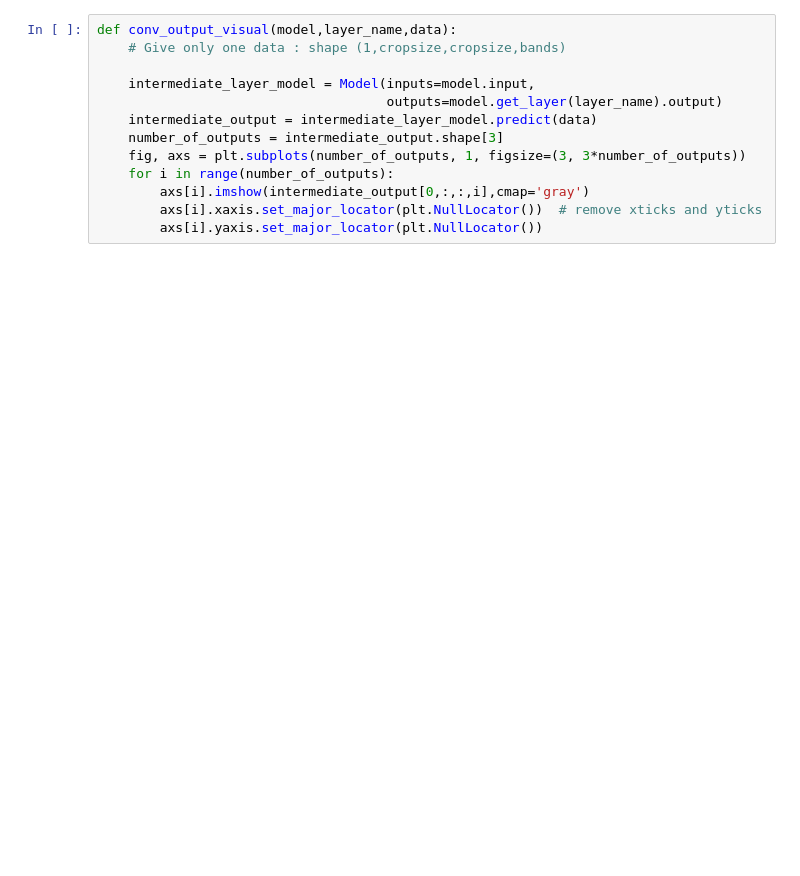
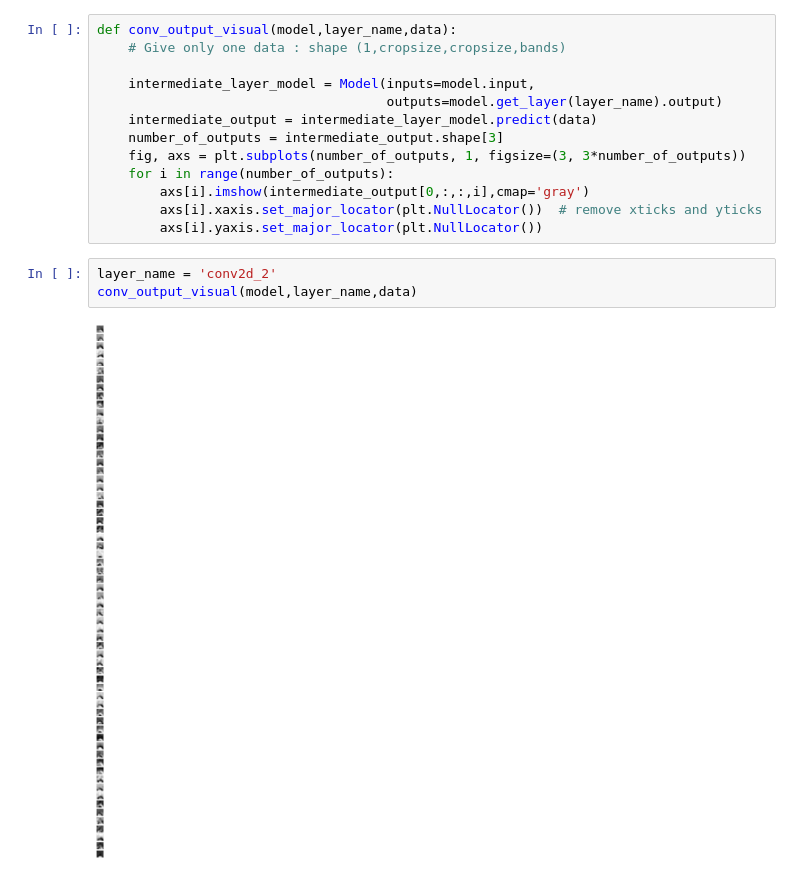
Before and after one commit to lotfollahi/Capstone_Project, a Jupyter notebook: code/Convolution_Visualization.ipynb, the cells around one changed output. Saved outputs shown, nothing was run; the diff lists cells and outputs as text; blank space fills up the shorter version.

```diff
--- a/code/Convolution_Visualization.ipynb
+++ b/code/Convolution_Visualization.ipynb
@@ -54,3 +85,8 @@ def conv_output_visual(model,layer_name,data):
         axs[i].imshow(intermediate_output[0,:,:,i],cmap='gray')
         axs[i].xaxis.set_major_locator(plt.NullLocator())  # remove xticks and yticks
         axs[i].yaxis.set_major_locator(plt.NullLocator())
+# %%
+layer_name = 'conv2d_2'
+conv_output_visual(model,layer_name,data)
+# %% [output]
+[figure, added]
```
Also changed, not shown: parts of 6 cells of this notebook, 1 other file.
